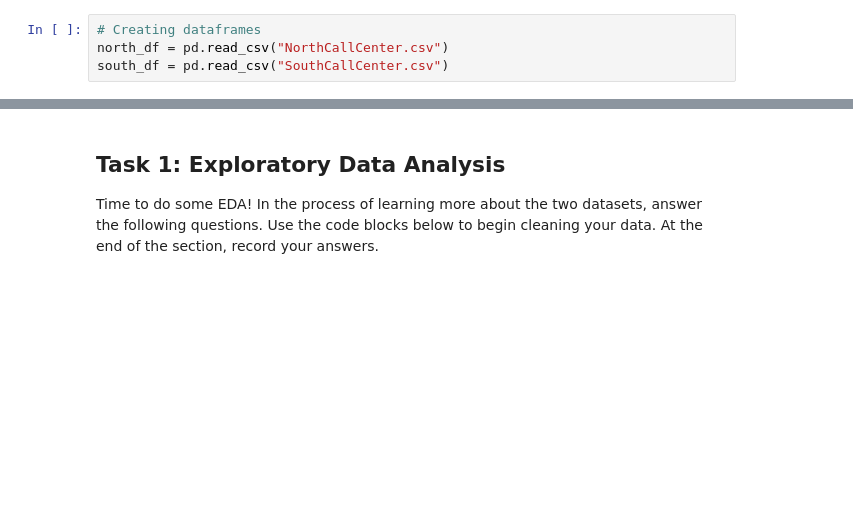
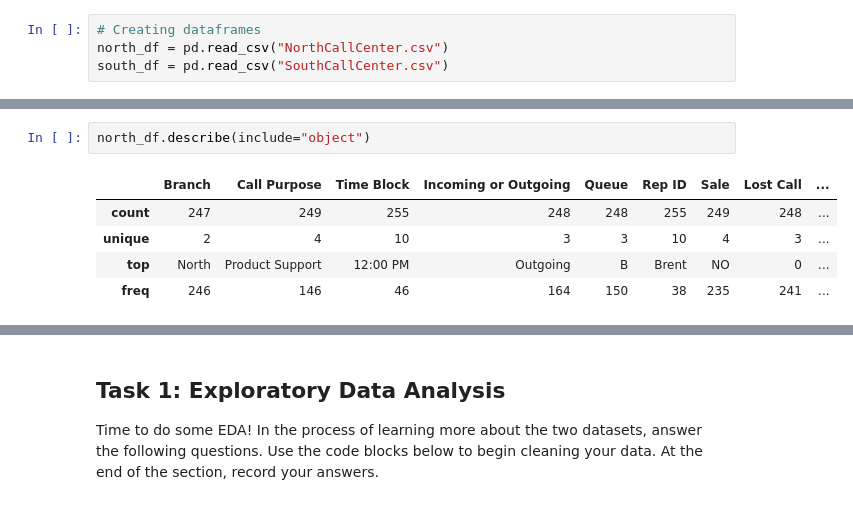
Before and after one commit to daniellamichaelsmo/myfirstrepository, a Jupyter notebook: data-analysis-projects/call-center-cleanup-assignment/Call_Center_Cleanup.ipynb, the cells around one changed output, grey strips where cells are left out. Cells and saved outputs as stored; diff of their text form; blank space fills up the shorter version.

```diff
--- a/data-analysis-projects/call-center-cleanup-assignment/Call_Center_Cleanup.ipynb
+++ b/data-analysis-projects/call-center-cleanup-assignment/Call_Center_Cleanup.ipynb
@@ -91,0 +101,8 @@ south_df.info()
+# %%
+north_df.describe(include="object")
+# %% [output]
+|  | Branch | Call Purpose | Time Block | Incoming or Outgoing | Queue | Rep ID | Sale | Lost Call | ... |
+| count | 247 | 249 | 255 | 248 | 248 | 255 | 249 | 248 | ... |
+| unique | 2 | 4 | 10 | 3 | 3 | 10 | 4 | 3 | ... |
+| top | North | Product Support | 12:00 PM | Outgoing | B | Brent | NO | 0 | ... |
+| freq | 246 | 146 | 46 | 164 | 150 | 38 | 235 | 241 | ... |
```
Also changed, not shown: parts of 18 cells of this notebook.
